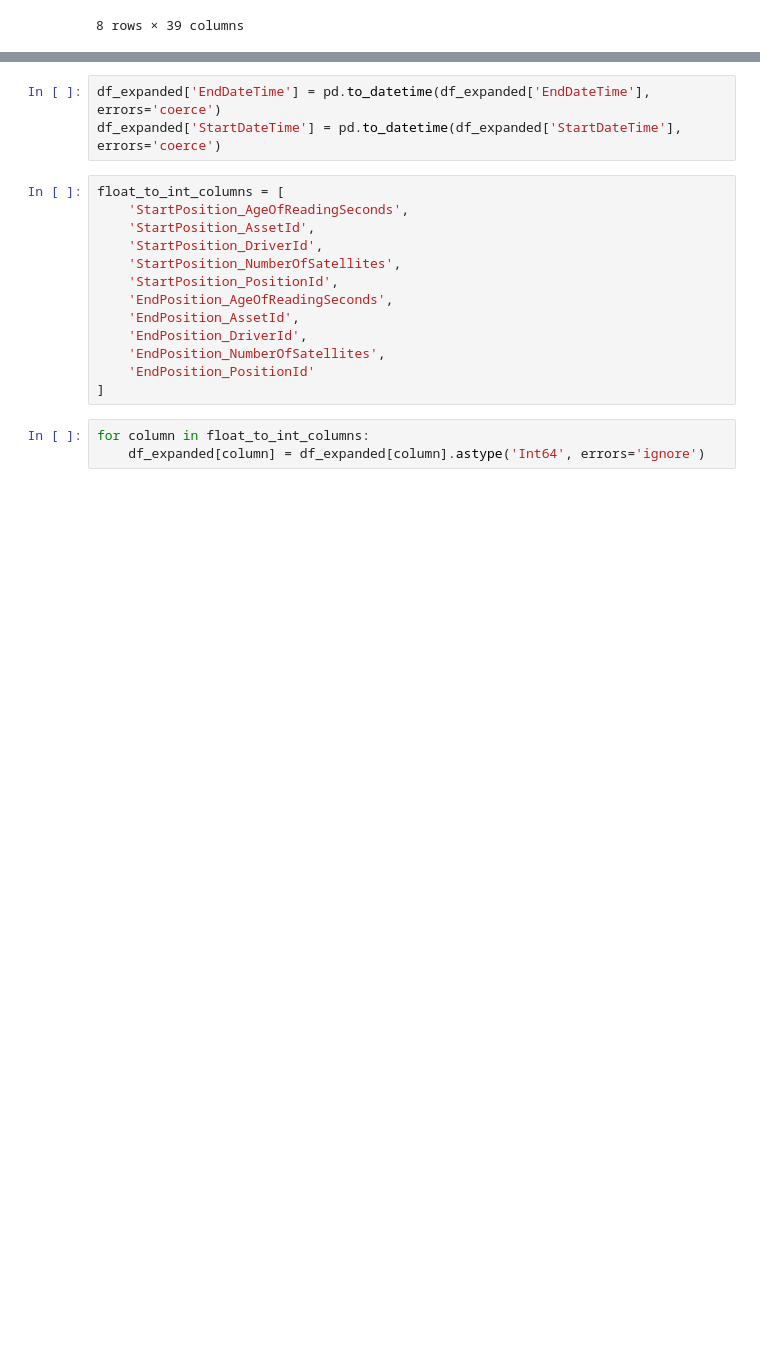
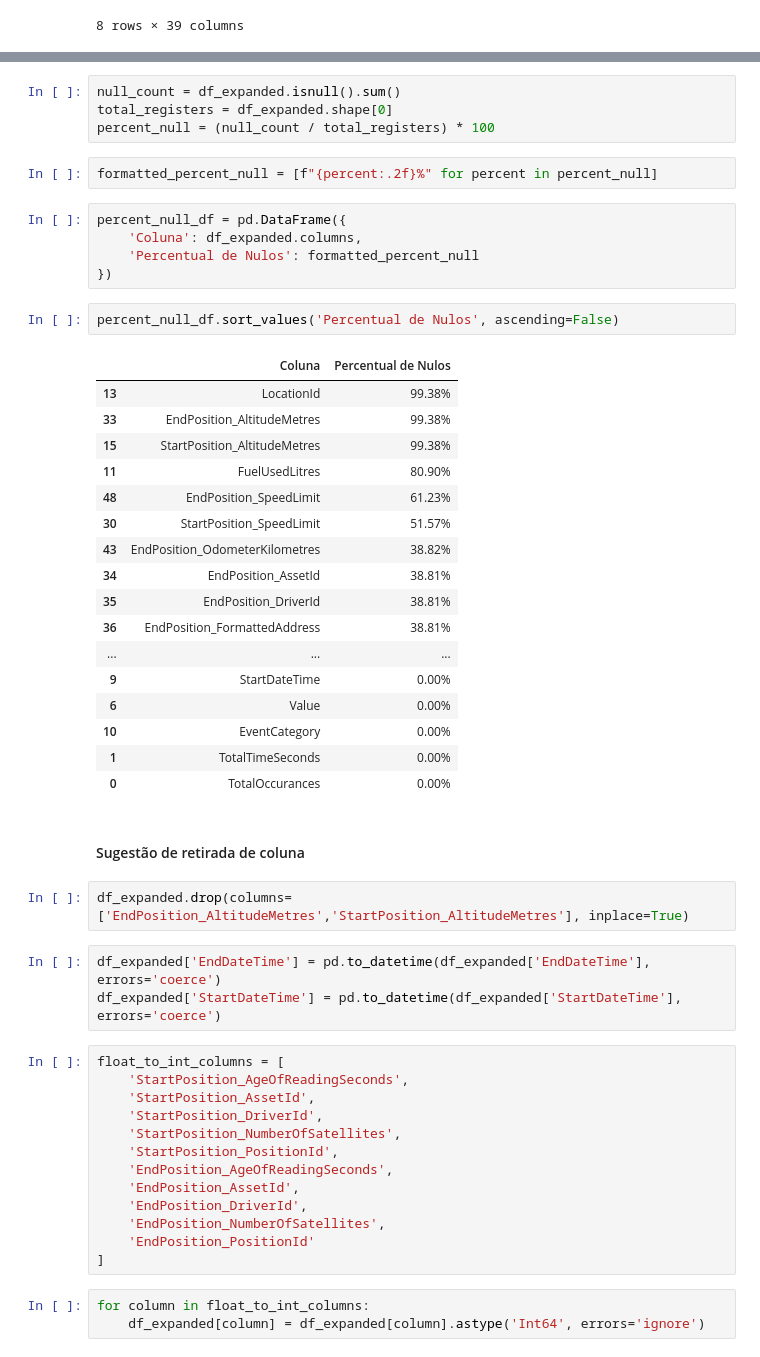
Before and after one commit to marcelopborges/telemetry-validation, a Jupyter notebook: reports/events/events.ipynb, the cells around one changed output, grey strips where cells are left out. Saved outputs shown, nothing was run; the diff lists cells and outputs as text; blank space fills up the shorter version.

Commit message:
Criação do estudo de Eventos

```diff
--- a/reports/events/events.ipynb
+++ b/reports/events/events.ipynb
@@ -159,3 +134,38 @@ df_expanded[df_expanded['EventId']==3289342463373255404]
+# %%
+null_count = df_expanded.isnull().sum()
+total_registers = df_expanded.shape[0]
+percent_null = (null_count / total_registers) * 100
+# %%
+formatted_percent_null = [f"{percent:.2f}%" for percent in percent_null]
+# %%
+percent_null_df = pd.DataFrame({
+    'Coluna': df_expanded.columns,
+    'Percentual de Nulos': formatted_percent_null
+})
+# %%
+percent_null_df.sort_values('Percentual de Nulos', ascending=False)
+# %% [output]
+|  | Coluna | Percentual de Nulos |
+| 13 | LocationId | 99.38% |
+| 33 | EndPosition_AltitudeMetres | 99.38% |
+| 15 | StartPosition_AltitudeMetres | 99.38% |
+| 11 | FuelUsedLitres | 80.90% |
+| 48 | EndPosition_SpeedLimit | 61.23% |
+| 30 | StartPosition_SpeedLimit | 51.57% |
+| 43 | EndPosition_OdometerKilometres | 38.82% |
+| 34 | EndPosition_AssetId | 38.81% |
+| 35 | EndPosition_DriverId | 38.81% |
+| 36 | EndPosition_FormattedAddress | 38.81% |
+| ... | ... | ... |
+| 9 | StartDateTime | 0.00% |
+| 6 | Value | 0.00% |
+| 10 | EventCategory | 0.00% |
+| 1 | TotalTimeSeconds | 0.00% |
+| 0 | TotalOccurances | 0.00% |
+# %% [markdown]
+#### Sugestão de retirada de coluna
+# %%
+df_expanded.drop(columns=['EndPosition_AltitudeMetres','StartPosition_AltitudeMetres'], inplace=True)
 # %%
 df_expanded['EndDateTime'] = pd.to_datetime(df_expanded['EndDateTime'], errors='coerce')
 df_expanded['StartDateTime'] = pd.to_datetime(df_expanded['StartDateTime'], errors='coerce')
```
Also changed, not shown: parts of 8 cells of this notebook, 4 other files.
